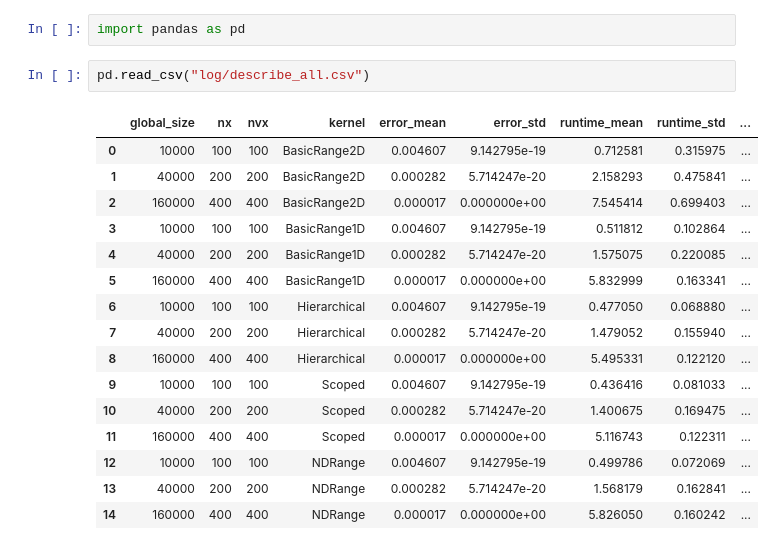
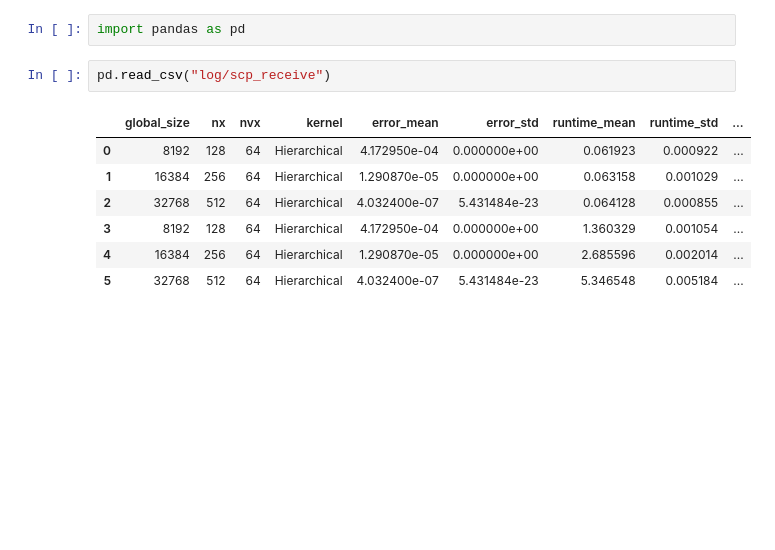
Before and after one commit to Maison-de-la-Simulation/parallel-advection, a Jupyter notebook: benchmark/read_pandas_csv.ipynb, the cells around one changed output. Saved outputs shown, nothing was run; the diff lists cells and outputs as text; blank space fills up the shorter version.

```diff
--- a/benchmark/read_pandas_csv.ipynb
+++ b/benchmark/read_pandas_csv.ipynb
@@ -1,21 +1,12 @@
 # %%
 import pandas as pd
 # %%
-pd.read_csv("log/describe_all.csv")
+pd.read_csv("log/scp_receive")
 # %% [output]
 |  | global_size | nx | nvx | kernel | error_mean | error_std | runtime_mean | runtime_std | ... |
-| 0 | 10000 | 100 | 100 | BasicRange2D | 0.004607 | 9.142795e-19 | 0.712581 | 0.315975 | ... |
-| 1 | 40000 | 200 | 200 | BasicRange2D | 0.000282 | 5.714247e-20 | 2.158293 | 0.475841 | ... |
-| 2 | 160000 | 400 | 400 | BasicRange2D | 0.000017 | 0.000000e+00 | 7.545414 | 0.699403 | ... |
-| 3 | 10000 | 100 | 100 | BasicRange1D | 0.004607 | 9.142795e-19 | 0.511812 | 0.102864 | ... |
-| 4 | 40000 | 200 | 200 | BasicRange1D | 0.000282 | 5.714247e-20 | 1.575075 | 0.220085 | ... |
-| 5 | 160000 | 400 | 400 | BasicRange1D | 0.000017 | 0.000000e+00 | 5.832999 | 0.163341 | ... |
-| 6 | 10000 | 100 | 100 | Hierarchical | 0.004607 | 9.142795e-19 | 0.477050 | 0.068880 | ... |
-| 7 | 40000 | 200 | 200 | Hierarchical | 0.000282 | 5.714247e-20 | 1.479052 | 0.155940 | ... |
-| 8 | 160000 | 400 | 400 | Hierarchical | 0.000017 | 0.000000e+00 | 5.495331 | 0.122120 | ... |
-| 9 | 10000 | 100 | 100 | Scoped | 0.004607 | 9.142795e-19 | 0.436416 | 0.081033 | ... |
-| 10 | 40000 | 200 | 200 | Scoped | 0.000282 | 5.714247e-20 | 1.400675 | 0.169475 | ... |
-| 11 | 160000 | 400 | 400 | Scoped | 0.000017 | 0.000000e+00 | 5.116743 | 0.122311 | ... |
-| 12 | 10000 | 100 | 100 | NDRange | 0.004607 | 9.142795e-19 | 0.499786 | 0.072069 | ... |
-| 13 | 40000 | 200 | 200 | NDRange | 0.000282 | 5.714247e-20 | 1.568179 | 0.162841 | ... |
-| 14 | 160000 | 400 | 400 | NDRange | 0.000017 | 0.000000e+00 | 5.826050 | 0.160242 | ... |
+| 0 | 8192 | 128 | 64 | Hierarchical | 4.172950e-04 | 0.000000e+00 | 0.061923 | 0.000922 | ... |
+| 1 | 16384 | 256 | 64 | Hierarchical | 1.290870e-05 | 0.000000e+00 | 0.063158 | 0.001029 | ... |
+| 2 | 32768 | 512 | 64 | Hierarchical | 4.032400e-07 | 5.431484e-23 | 0.064128 | 0.000855 | ... |
+| 3 | 8192 | 128 | 64 | Hierarchical | 4.172950e-04 | 0.000000e+00 | 1.360329 | 0.001054 | ... |
+| 4 | 16384 | 256 | 64 | Hierarchical | 1.290870e-05 | 0.000000e+00 | 2.685596 | 0.002014 | ... |
+| 5 | 32768 | 512 | 64 | Hierarchical | 4.032400e-07 | 5.431484e-23 | 5.346548 | 0.005184 | ... |
```
Also changed, not shown: 1 other file.
